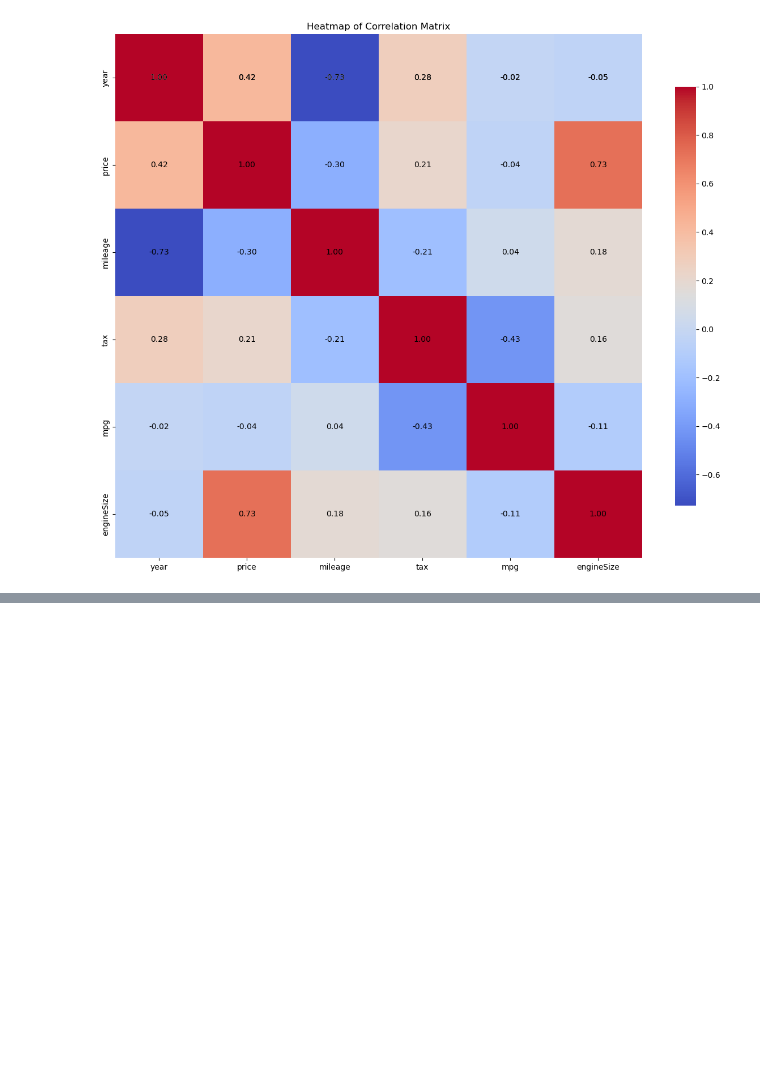
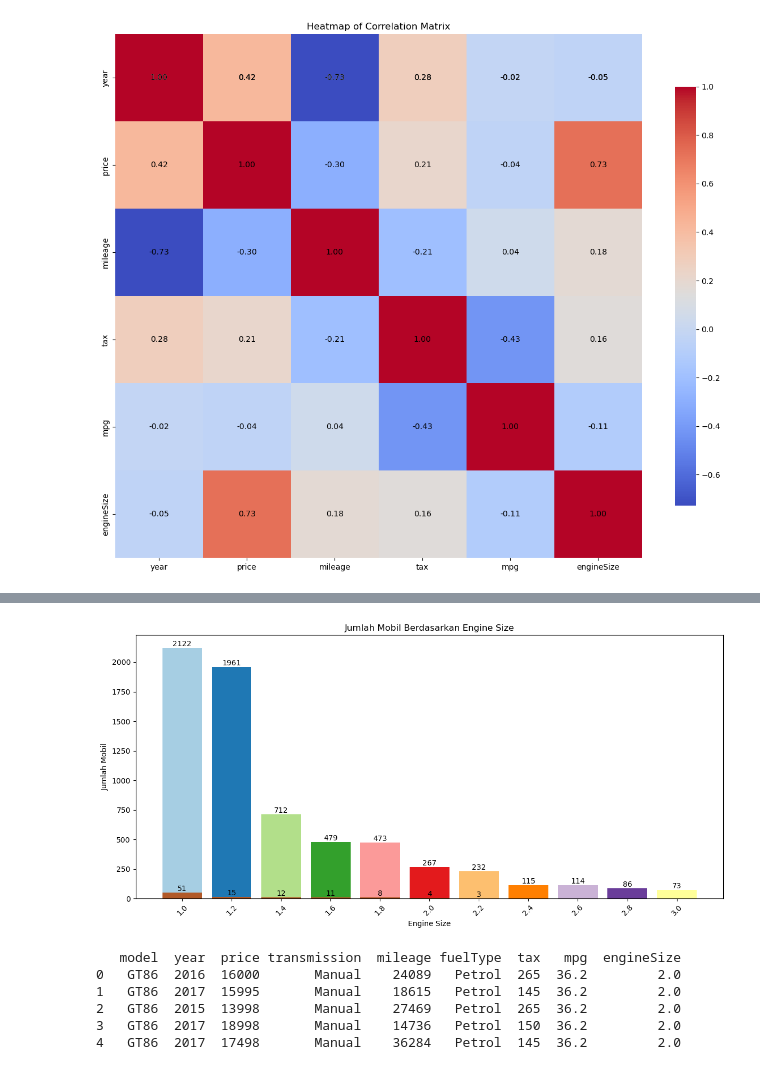
Before and after one commit to ApprilAgt/estimasi-mobil-bekas-toyota, a Jupyter notebook: UsedCarRF.ipynb, the cells around one changed output, grey strips where cells are left out. Saved outputs shown, nothing was run; the diff lists cells and outputs as text; code cells hidden in the pictures; blank space fills up the shorter version.

```diff
--- a/UsedCarRF.ipynb
+++ b/UsedCarRF.ipynb
@@ -169,0 +219,44 @@ sns.barplot(x=engine['engineSize'], y =engine['count'],color='blue')
+# %%
+# Data sampel termasuk engineSize dan numberOfCars
+data = {
+    'engineSize': [1.0, 1.2, 1.4, 1.6, 1.8, 2.0, 2.2, 2.4, 2.6, 2.8, 3.0, 1.0, 1.2, 1.4, 1.6, 1.8, 2.0, 2.2],
+    'numberOfCars': [2122, 1961, 712, 479, 473, 267, 232, 115, 114, 86, 73, 51, 15, 12, 11, 8, 4, 3]
+}
+used_car = pd.DataFrame(data)
+
+# Mengurutkan DataFrame berdasarkan jumlah mobil secara descending
+used_car.sort_values(by='numberOfCars', ascending=False, inplace=True)
+
+# Membuat plot diagram batang dengan warna yang berbeda
+plt.figure(figsize=(12, 6))
+bars = plt.bar(used_car['engineSize'].astype(str), used_car['numberOfCars'], color=plt.cm.Paired(range(len(used_car))))
+
+# Menambahkan label dan judul
+plt.xlabel('Engine Size')
+plt.ylabel('Jumlah Mobil')
+plt.title('Jumlah Mobil Berdasarkan Engine Size')
+
+# Menambahkan nilai di atas setiap bar
+for bar, count in zip(bars, used_car['numberOfCars']):
+    plt.text(bar.get_x() + bar.get_width() / 2, bar.get_height(), count,
+             ha='center', va='bottom')
+
+# Rotasi label sumbu x agar lebih mudah dibaca
+plt.xticks(rotation=45)
+
+# Menampilkan plot
+plt.tight_layout()
+plt.show()
+# %% [output]
+[figure, added]
+# %%
+#Memanggil dan deskripsi data set
+used_car=pd.read_csv('toyota.csv')
+print(used_car.head())
+# %% [output]
+   model  year  price transmission  mileage fuelType  tax   mpg  engineSize
+0   GT86  2016  16000       Manual    24089   Petrol  265  36.2         2.0
+1   GT86  2017  15995       Manual    18615   Petrol  145  36.2         2.0
+2   GT86  2015  13998       Manual    27469   Petrol  265  36.2         2.0
+3   GT86  2017  18998       Manual    14736   Petrol  150  36.2         2.0
+4   GT86  2017  17498       Manual    36284   Petrol  145  36.2         2.0
```
Also changed, not shown: parts of 21 cells of this notebook.
